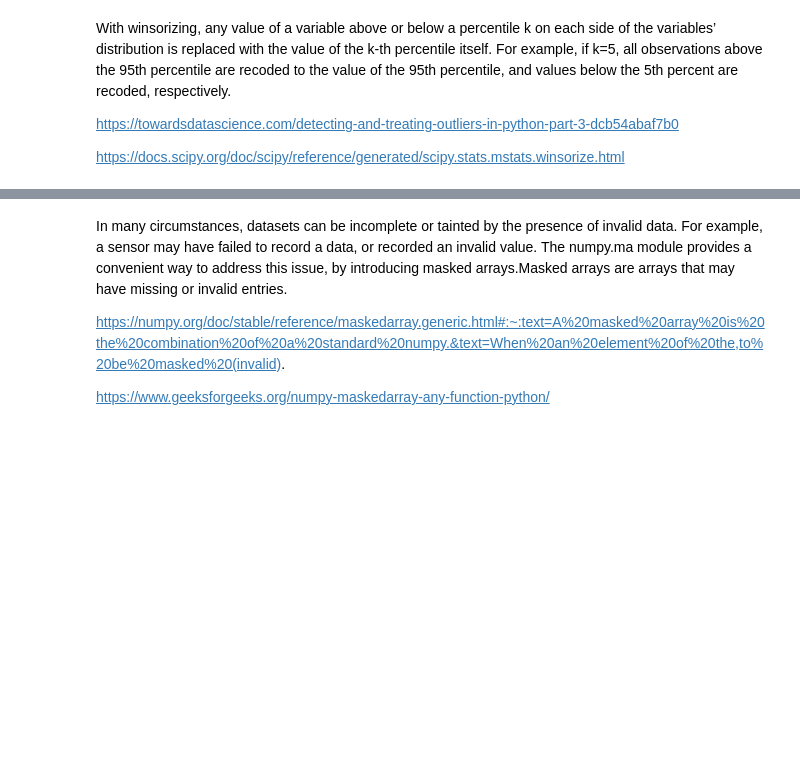
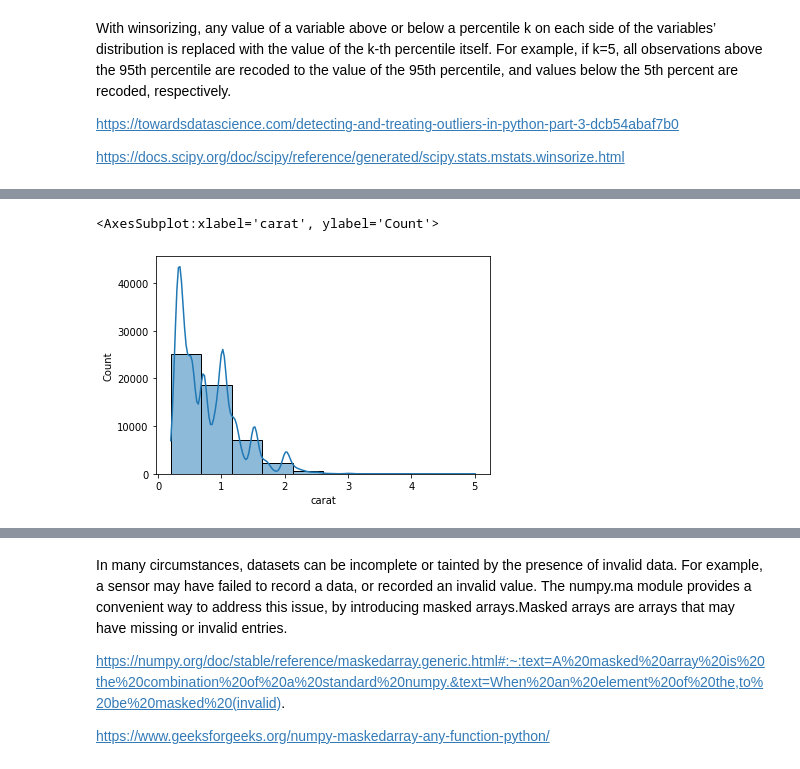
Before and after one commit to bulent-1111/Data_Science, a Jupyter notebook: Pandas/DAwPy_S6_(Handling_Missing_Values,_Outliers)_Emty.ipynb, the cells around one changed output, grey strips where cells are left out. Cells and saved outputs as stored; diff of their text form; code cells hidden in the pictures; blank space fills up the shorter version.

```diff
--- a/Pandas/DAwPy_S6_(Handling_Missing_Values,_Outliers)_Emty.ipynb
+++ b/Pandas/DAwPy_S6_(Handling_Missing_Values,_Outliers)_Emty.ipynb
@@ -1504,0 +1571,5 @@ https://docs.scipy.org/doc/scipy/reference/generated/scipy.stats.mstats.winsoriz
+# %%
+sns.histplot(df.carat,bins=10,kde=True)
+# %% [output]
+<AxesSubplot:xlabel='carat', ylabel='Count'>
+[figure, added]
```
Also changed, not shown: parts of 17 cells of this notebook, 13 other files.
